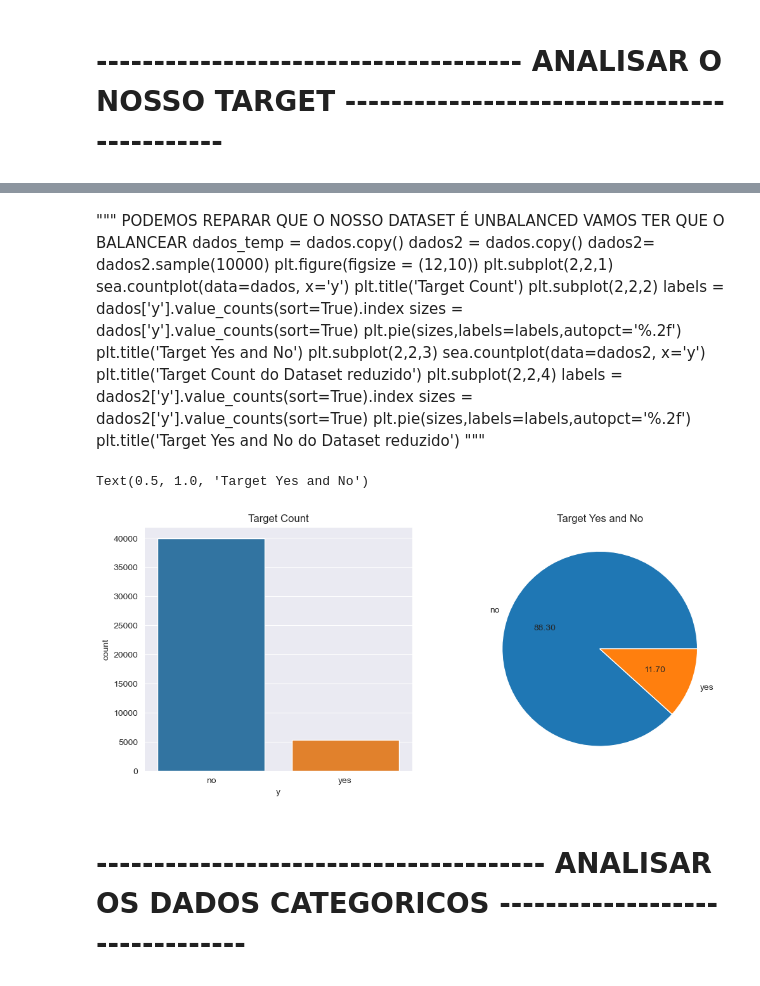
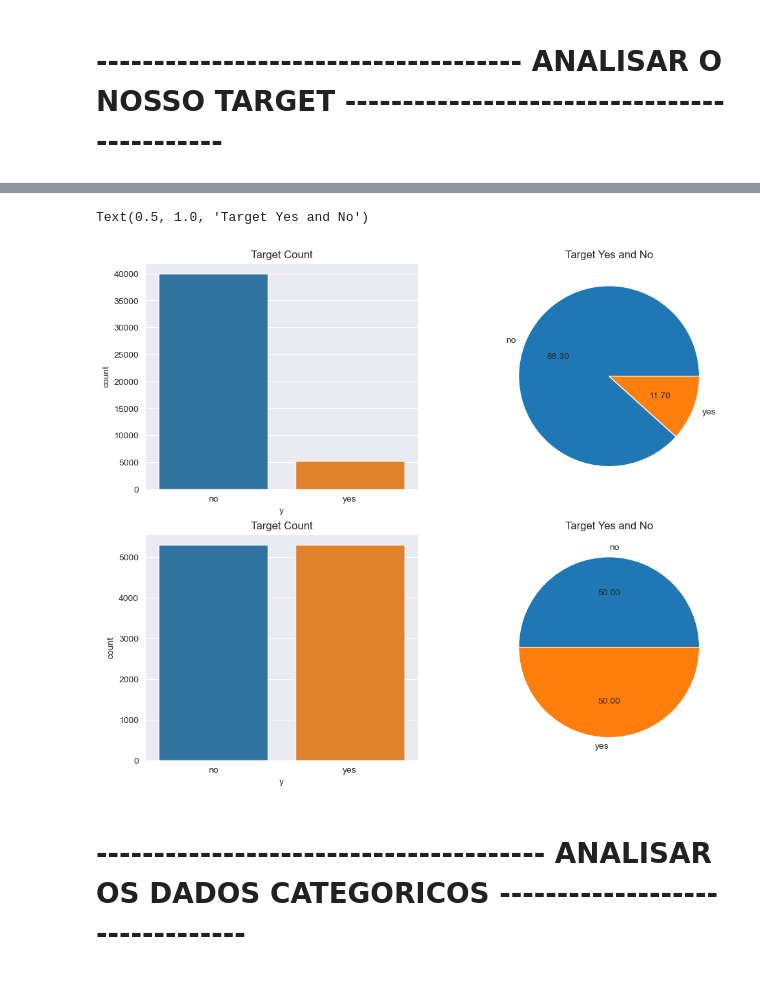
Before and after one commit to a-proenca/ML, a Jupyter notebook: TP.ipynb, the cells around one changed output, grey strips where cells are left out. Saved outputs shown, nothing was run; the diff lists cells and outputs as text; code cells hidden in the pictures.

```diff
--- a/TP.ipynb
+++ b/TP.ipynb
@@ -3,7 +3,7 @@ import seaborn as sea
 import pandas as pd
 from matplotlib import pyplot as plt
 # %%
-dados = pd.read_csv('bank-full.csv', sep = ';')
+dados_orig = pd.read_csv('bank-full.csv', sep = ';')
 # %% [markdown]
 # ----------------------ANALISAR MISSING VALUES E LINHAS DUPLICADAS ----------------------------
 # %%
@@ -100,8 +100,8 @@ print(dados.duplicated().sum())
 # %% [markdown]
 # ------------------------------------- ANALISAR O NOSSO TARGET --------------------------------------------
 # %%
-X = dados.drop('y',axis=1)
-Y = dados['y']
+X = dados_orig.drop('y',axis=1)
+Y = dados_orig['y']
 # %%
 from imblearn.under_sampling import RandomUnderSampler
 
@@ -130,41 +133,25 @@ yes     5289
 Name: y, dtype: int64
-# %% [markdown]
-"""
-PODEMOS REPARAR QUE O NOSSO DATASET É UNBALANCED VAMOS TER QUE O BALANCEAR
-dados_temp = dados.copy()
-dados2 = dados.copy()
-dados2= dados2.sample(10000)
-plt.figure(figsize = (12,10))
-plt.subplot(2,2,1)
-sea.countplot(data=dados, x='y')
-plt.title('Target Count')
-plt.subplot(2,2,2)
-labels = dados['y'].value_counts(sort=True).index
-sizes = dados['y'].value_counts(sort=True)
-plt.pie(sizes,labels=labels,autopct='%.2f')
-plt.title('Target Yes and No')
-plt.subplot(2,2,3)
-sea.countplot(data=dados2, x='y')
-plt.title('Target Count do Dataset reduzido')
-plt.subplot(2,2,4)
-labels = dados2['y'].value_counts(sort=True).index
-sizes = dados2['y'].value_counts(sort=True)
-plt.pie(sizes,labels=labels,autopct='%.2f')
-plt.title('Target Yes and No do Dataset reduzido')
-"""
 # %%
-plt.figure(figsize = (12,5))
-plt.subplot(1,2,1)
-sea.countplot(data=dados, x='y')
+plt.figure(figsize = (12,10))
+plt.subplot(2,2,1)
+sea.countplot(data=dados_orig, x='y')
 plt.title('Target Count')
-plt.subplot(1,2,2)
-labels = dados['y'].value_counts(sort=True).index
-sizes = dados['y'].value_counts(sort=True)
+plt.subplot(2,2,2)
+labels = dados_orig['y'].value_counts(sort=True).index
+sizes = dados_orig['y'].value_counts(sort=True)
 plt.pie(sizes,labels=labels,autopct='%.2f')
 plt.title('Target Yes and No')
+plt.subplot(2,2,3)
+sea.countplot(data=y_dados, x='y')
+plt.title('Target Count')
+plt.subplot(2,2,4)
+labels = y_dados['y'].value_counts(sort=True).index
+sizes = y_dados['y'].value_counts(sort=True)
+plt.pie(sizes,labels=labels,autopct='%.2f')
+plt.title('Target Yes and No')
 # %% [output]
 Text(0.5, 1.0, 'Target Yes and No')
-[figure, old version]
+[figure, new version]
 # %% [markdown]
 # --------------------------------------- ANALISAR OS DADOS CATEGORICOS --------------------------------
 # %%
```
Also changed, not shown: parts of 34 cells of this notebook.
